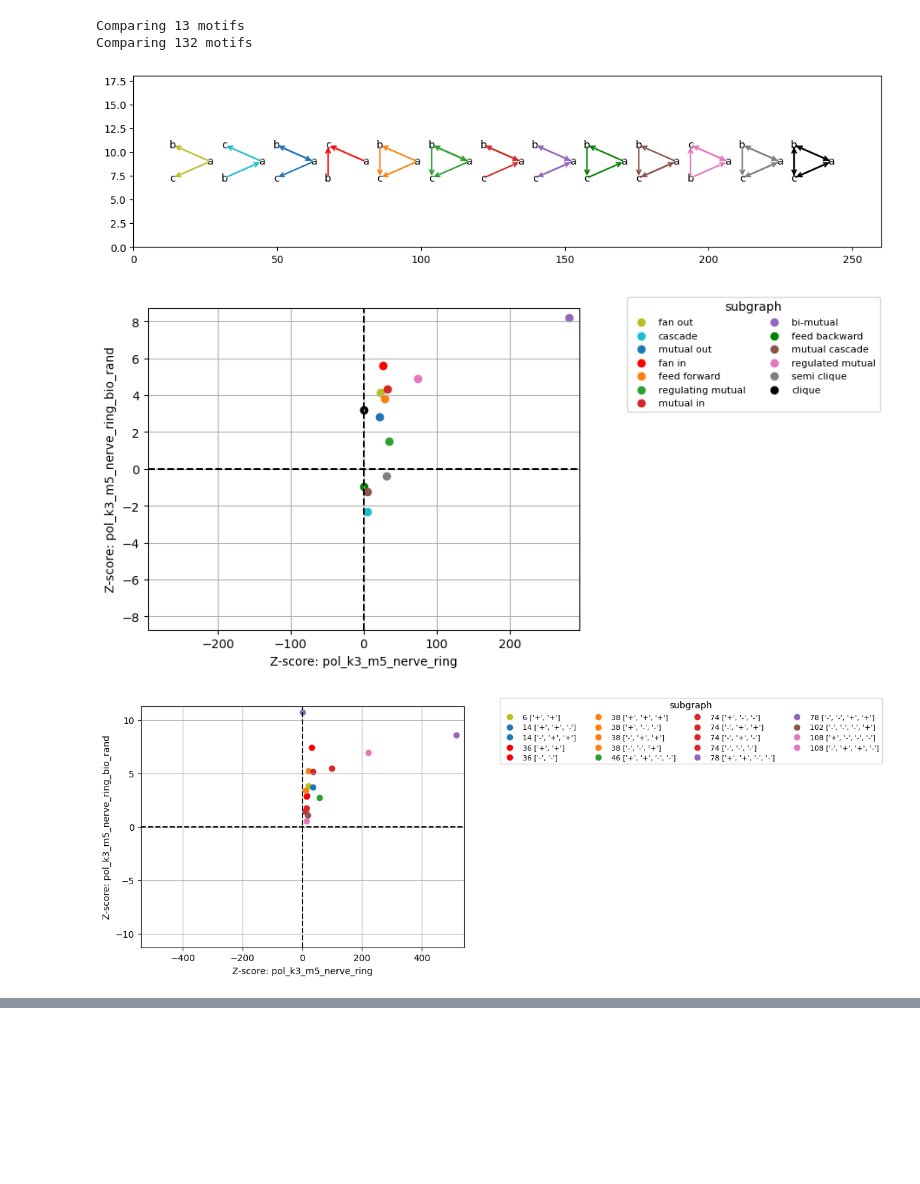
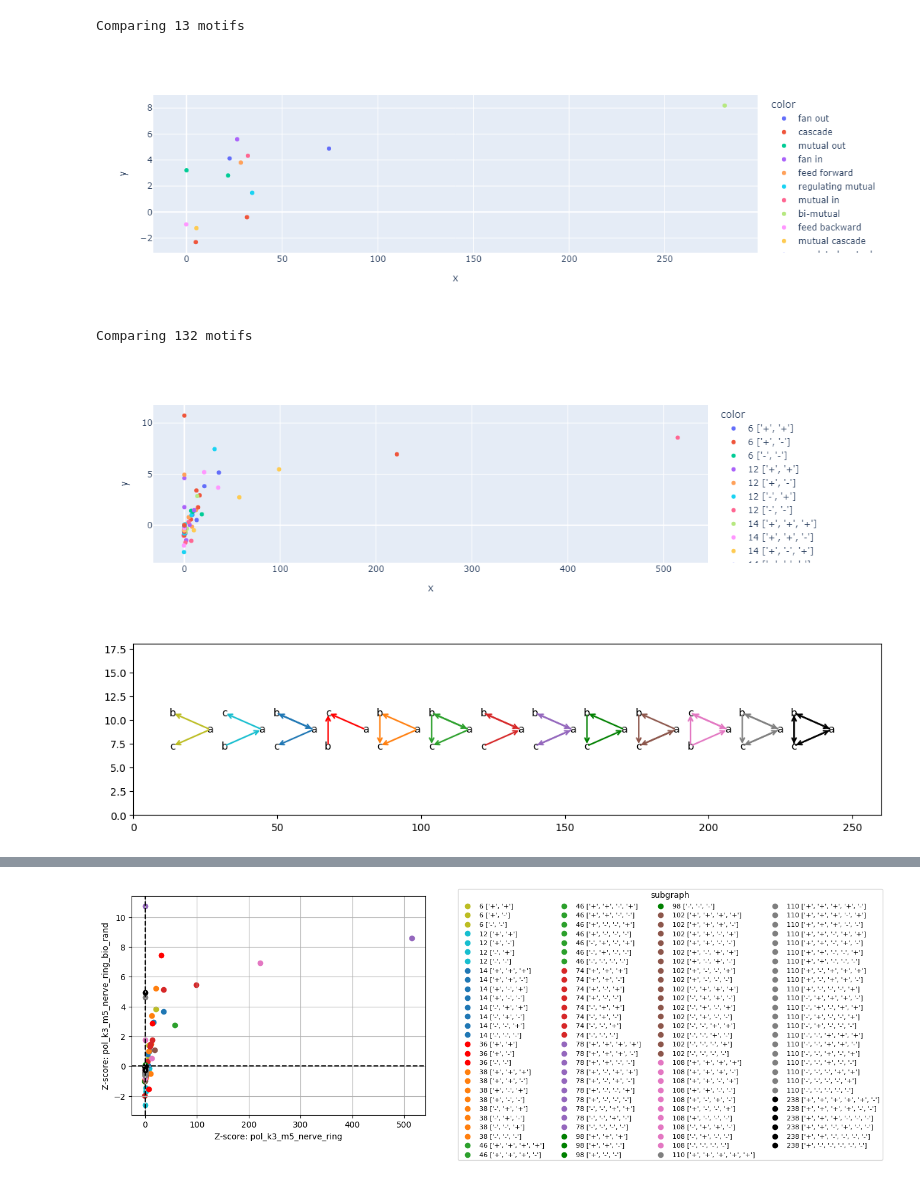
Before and after one commit to deangeckt/network_motifs, a Jupyter notebook: post_motif_analysis/2_network_motif_comparison.ipynb, the cells around one changed output, grey strips where cells are left out. Saved outputs shown, nothing was run; the diff lists cells and outputs as text; code cells hidden in the pictures; blank space fills up the shorter version.

Commit message:
analysis - 2 network comparison - add plotly and try norm

```diff
--- a/post_motif_analysis/2_network_motif_comparison.ipynb
+++ b/post_motif_analysis/2_network_motif_comparison.ipynb
@@ -70,43 +110,4 @@ polarity_motifs2 = get_polarity_motifs_list(motifs2)
 # %%
-def draw_graph_on_plot(graph, center_x, center_y, range_x, range_y, factor, ax, edge_color, label):
-    node_positions = nx.circular_layout(graph)
-    for node in node_positions:
-        x = node_positions[node][0]
-        y = node_positions[node][1]
-
-        new_x = x * range_x/factor + center_x
-        new_y = y * range_y/factor + center_y
-        node_positions[node] = (new_x, new_y)
-
-    node_pos = [node_positions[v] for v in graph.nodes()]
-    for node, pos in node_positions.items():
-        ax.text(pos[0], pos[1], str(node), fontsize=10, ha='center', va='center')  # Node labels
-
-    for u, v in graph.edges():
-        ax.annotate("", xy=node_positions[v], xytext=node_positions[u],
-                    arrowprops=dict(arrowstyle="->", linewidth=1.5, color=edge_color))
-
-    ax.text(pos[0], pos[1]/2, label, fontsize=7, ha='center', va='center')
-
-def draw_graphs(motifs: dict):
-    fig, ax = plt.subplots()
-    fig.set_size_inches(13, 3)
-    step = 18
-    ax.set_ylim(ymin=0, ymax=step)
-    ax.set_xlim(xmin=0, xmax=(step+2) * 13)
-
-    range_x = 13 * step
-    range_y = 3  * step
-    for i, m in enumerate(motifs.values()):
-        color = three_sub_graphs_colors[m.id]
-        cx = (i+1) * step
-        graph = nx.DiGraph(m.role_pattern)
-
-        label = three_sub_graphs_mapping[int(m.id)]
-        label=''
-        draw_graph_on_plot(graph, cx, step/2, range_x, range_y, step*1.5, ax, color, label)
-
-
 def get_ids(motifs: list[Motif]):
     ids_ = [str(m.id) for m in motifs]
     return [i.replace('complex', 'c') for i in ids_]
@@ -119,7 +120,7 @@ def symmetrize_x_axis(axes):
     x_max = np.max(np.abs(axes.get_xlim()))
     axes.set_xlim(xmin=-x_max, xmax=x_max)
 
-def z_score_compare(motifs1: list[Motif], motifs2: list[Motif], use_full_name=False, filter_th=0):
+def z_score_compare(motifs1: list[Motif], motifs2: list[Motif], use_full_name=False, filter_th=0, norm=True):
     ids1 = get_ids(motifs1)
     ids2 = get_ids(motifs2)
     if not ids2 == ids1:
@@ -129,40 +130,58 @@ def z_score_compare(motifs1: list[Motif], motifs2: list[Motif], use_full_name=Fa
 
     z_scores1 = [round(m.motif_criteria.z_score, 2) for m in motifs1]
     z_scores2 = [round(m.motif_criteria.z_score, 2) for m in motifs2]
 
+    if norm:
+        z_scores1 = np.array(z_scores1) / LA.norm(z_scores1)
+        z_scores2 = np.array(z_scores2) / LA.norm(z_scores2)
+
+
+    colors = []
+    for id_ in ids1:
+        if use_full_name:
+            colors.append(three_sub_graphs_mapping[int(id_)])
+        else:
+            colors.append(id_)
+
+    fig = px.scatter(x=z_scores1,
+                     y=z_scores2,
+                     color=colors,
+                    ).show()
+
     fig, ax = plt.subplots()
     plt.axhline(0, color='black', linestyle ="--")
     plt.axvline(0, color='black', linestyle ="--")
 
     for i, (id_, z1, z2) in enumerate(zip(ids1, z_scores1, z_scores2)):
-        if abs(z1) <= filter_th and abs(z2) <= filter_th:
-            continue
+        if not norm:
+            if abs(z1) <= filter_th and abs(z2) <= filter_th:
+                continue
 
         if use_full_name:
             label = three_sub_graphs_mapping[int(id_)]
         else:
             label = id_
 
         id_num = int(id_.split()[0])
         ax.scatter(z1, z2, label=label, color=three_sub_graphs_colors[id_num])
 
     legend_cols = 2 if len(ids1) < 100 else 4
     lgd = ax.legend(loc='best', ncol=legend_cols, title="subgraph", fontsize=8, bbox_to_anchor=(1.1, 1.05))
     ax.grid(True)
 
     plt.ylabel(f'Z-score: {name2}')
     plt.xlabel(f'Z-score: {name1}')
 
-    symmetrize_y_axis(ax)
-    symmetrize_x_axis(ax)
+    # symmetrize_y_axis(ax)
+    # symmetrize_x_axis(ax)
 
 
 draw_graphs(motifs1)
-z_score_compare(list(motifs1.values()), list(motifs2.values()), use_full_name=True, filter_th=0)
-z_score_compare(polarity_motifs1, polarity_motifs2, use_full_name=False, filter_th=10.0)
+z_score_compare(list(motifs1.values()), list(motifs2.values()), use_full_name=True, filter_th=0, norm=False)
+z_score_compare(polarity_motifs1, polarity_motifs2, use_full_name=False, filter_th=0.0, norm=False)
 # %% [output]
 Comparing 13 motifs
-Comparing 132 motifs
-[figure, old version]
+[figure, new version]
+Comparing 132 motifs
-[figure, old version]
+[figure, new version]
-[figure, old version]
+[figure, new version]
@@ -168,0 +189 @@ Comparing 132 motifs
+[figure, added]
```
Also changed, not shown: parts of 3 cells of this notebook.
